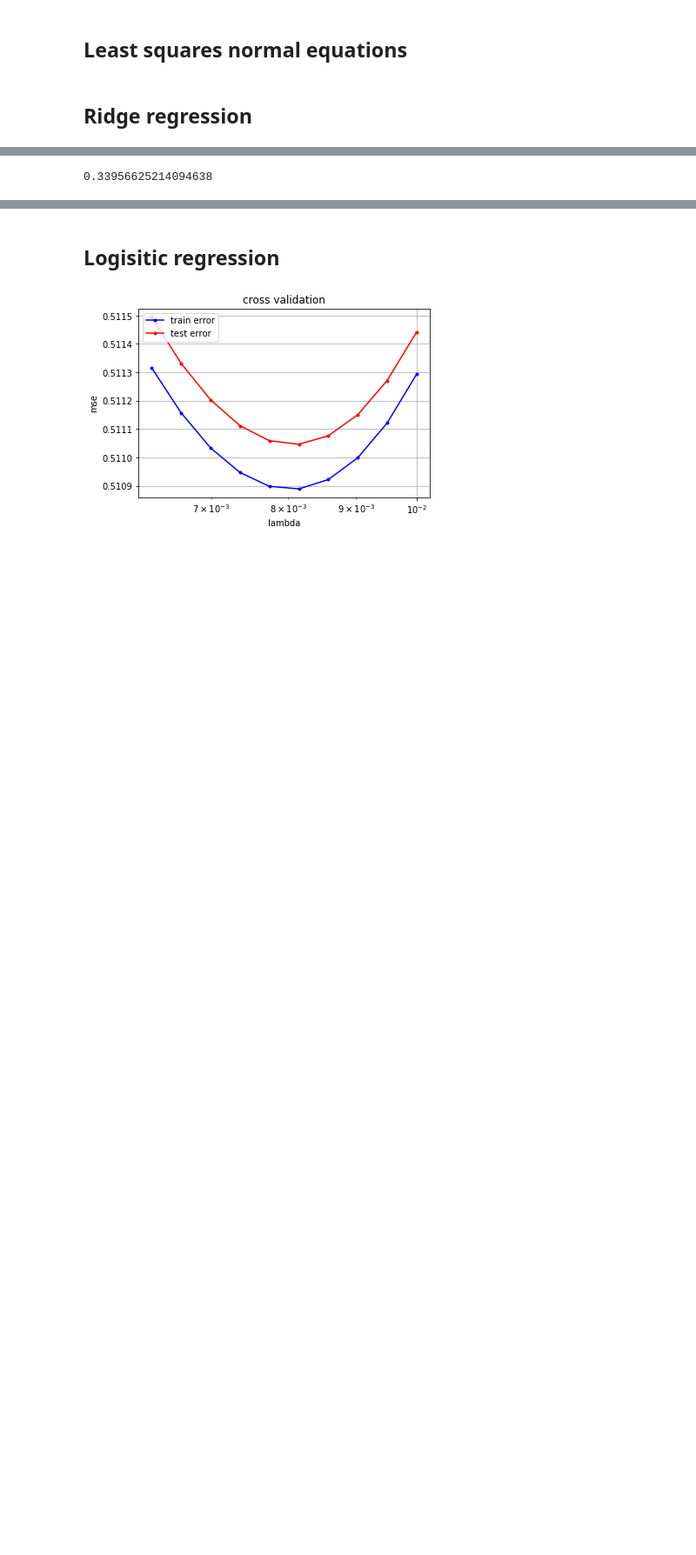
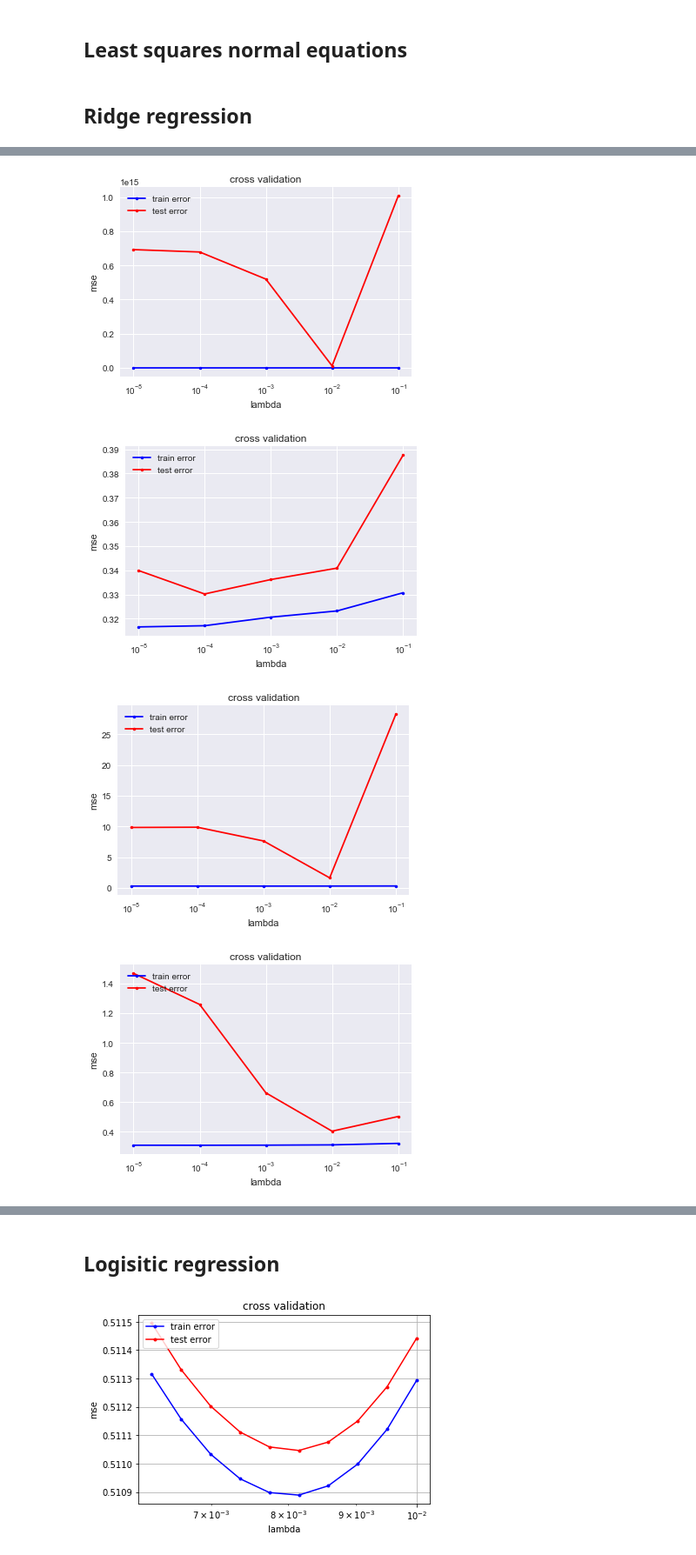
Before and after one commit to inverniz/ML_project, a Jupyter notebook: scripts/Model_building.ipynb, the cells around one changed output, grey strips where cells are left out. Shown at 87% size. Drawn from its saved outputs; the diff is of its cells as text; code cells hidden in the pictures; blank space fills up the shorter version.

```diff
--- a/scripts/Model_building.ipynb
+++ b/scripts/Model_building.ipynb
@@ -196,4 +196,29 @@ cross_validation_visualization(lambdas, rmse_tr, rmse_te)
-# %%
-np.min(rmse_te)
-# %% [output]
-0.33956625214094638
+# %%
+lambdas = np.logspace(-5,-1,5)
+
+degree = 6
+def x_y_for_jet(x, y):
+    for n in range(4):
+        jet_num = x[:, 22] == n
+        x_jet = x[jet_num]
+        y_jet = y[jet_num]
+        jet_mean = np.mean(x_jet, axis=0)
+        x_jet = x_jet[:, (jet_mean != -999) & (jet_mean != 0) & (jet_mean != n)]
+        yield x_jet, y_jet
+i = 0
+for x_jet, y_jet in x_y_for_jet(x,y):
+    plt.figure(i)
+    rmse_tr = []
+    rmse_te = []
+    for lambda_ in lambdas:
+        rmse_tr_, rmse_te_ = cross_validation(y_jet, x_jet, 5, ridge_regression_with_poly, compute_mse_with_poly, {'lambda_': lambda_, 'degree': degree}, {'degree': degree}, seed=5)
+        rmse_tr.append(rmse_tr_)
+        rmse_te.append(rmse_te_)
+    cross_validation_visualization(lambdas, rmse_tr, rmse_te)
+    plt.plot()
+    i += 1
+# %% [output]
+[figure, added]
+[figure, added]
+[figure, added]
+[figure, added]
```
Also changed, not shown: parts of 2 cells of this notebook, 3 other files.
